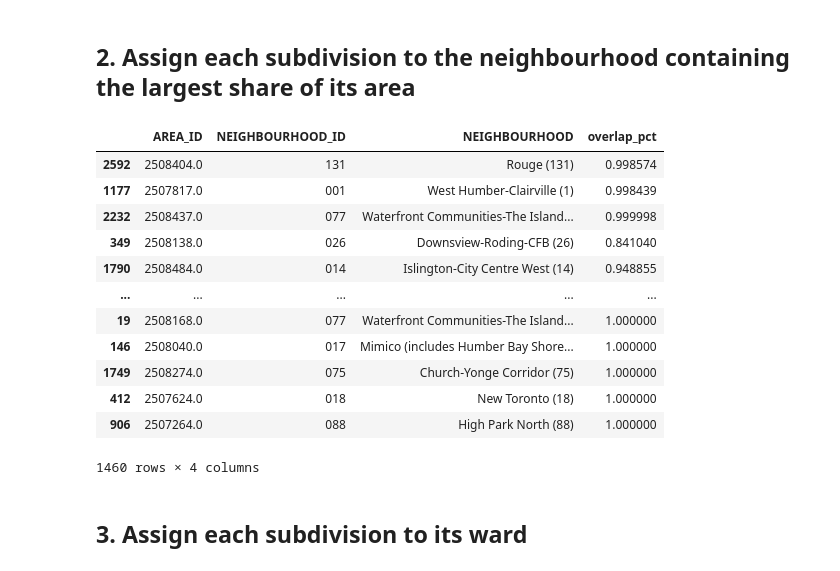
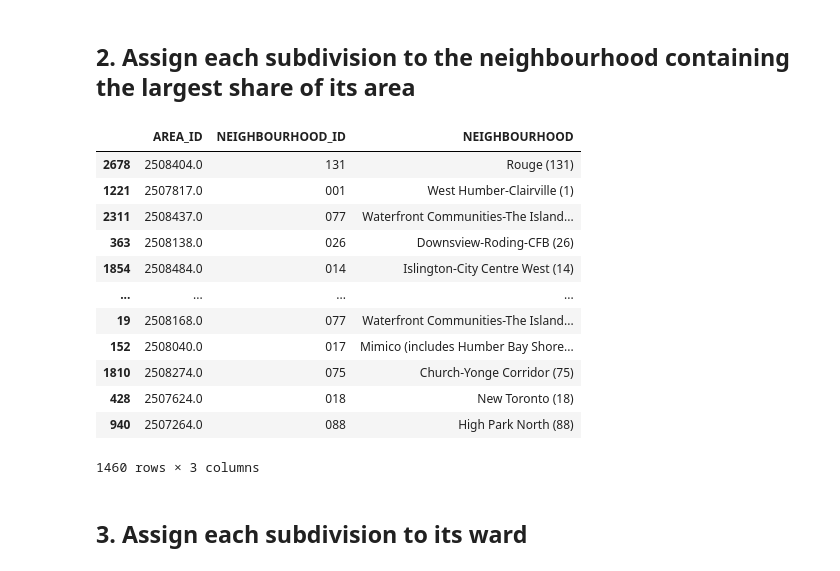
Before and after one commit to epheva/toronto-neighbourhood-correlations, a Jupyter notebook: df_preprocess.ipynb, the cells around one changed output. Cells and saved outputs as stored; diff of their text form; code cells hidden in the pictures.

```diff
--- a/df_preprocess.ipynb
+++ b/df_preprocess.ipynb
@@ -40,58 +41,65 @@ wards = gpd.read_file(
 # %% [markdown]
 ## 2. Assign each subdivision to the neighbourhood containing the largest share of its area
 # %%
-# Calculates the area of each subdivision  in meters (EPSG:26917)
+# Calculates the area of each voting subdivision in squared meters (EPSG:26917)
 
 subdivisions["subdivision_area"] = subdivisions.area
 
+# get neighbourhoods and their geometry
 hoods = neighbourhoods[
     ["AREA_SHORT_CODE", "AREA_NAME", "geometry"]
 ].rename(columns={
     "AREA_SHORT_CODE": "NEIGHBOURHOOD_ID",
     "AREA_NAME": "NEIGHBOURHOOD"
 })
 
-
+# Take subdivision polygons and intersect them with the neighbourhood polygons
+# One subdivision can appear multiple times, with polygons reflect the
+# coordinates of overlap (e.g., 80% Neighbourhood 1, 20% neighbourhood for each AREA_ID
+# (subdivision unique key)
 overlap = gpd.overlay(
     subdivisions[
         ["AREA_ID", "subdivision_area", "geometry"]
     ],
     hoods,
     how="intersection"
 )
 
+# Calculate physical area of each subdivision-neighbourhood intersection (m^2)
 overlap["overlap_area"] = overlap.area
 
-
+# Sort intersections from largest to smallest
+# Keep first AREA_ID (subdivision unique key)
+# We therefore link the voting subdivision to the neighbourhood that it overlaps with the most
 sub_to_hood = (
     overlap
     .sort_values(
         "overlap_area",
         ascending=False
     )
     .drop_duplicates("AREA_ID")
     [[
         "AREA_ID",
         "NEIGHBOURHOOD_ID",
         "NEIGHBOURHOOD"
     ]]
 )
 
-subdivision_neighbourhood
+sub_to_hood
 # %% [output]
-|  | AREA_ID | NEIGHBOURHOOD_ID | NEIGHBOURHOOD | overlap_pct |
-| 2592 | 2508404.0 | 131 | Rouge (131) | 0.998574 |
-| 1177 | 2507817.0 | 001 | West Humber-Clairville (1) | 0.998439 |
-| 2232 | 2508437.0 | 077 | Waterfront Communities-The Island... | 0.999998 |
-| 349 | 2508138.0 | 026 | Downsview-Roding-CFB (26) | 0.841040 |
-| 1790 | 2508484.0 | 014 | Islington-City Centre West (14) | 0.948855 |
-| ... | ... | ... | ... | ... |
-| 19 | 2508168.0 | 077 | Waterfront Communities-The Island... | 1.000000 |
-| 146 | 2508040.0 | 017 | Mimico (includes Humber Bay Shore... | 1.000000 |
-| 1749 | 2508274.0 | 075 | Church-Yonge Corridor (75) | 1.000000 |
-| 412 | 2507624.0 | 018 | New Toronto (18) | 1.000000 |
-| 906 | 2507264.0 | 088 | High Park North (88) | 1.000000 |
+|  | AREA_ID | NEIGHBOURHOOD_ID | NEIGHBOURHOOD |
+| 2678 | 2508404.0 | 131 | Rouge (131) |
+| 1221 | 2507817.0 | 001 | West Humber-Clairville (1) |
+| 2311 | 2508437.0 | 077 | Waterfront Communities-The Island... |
+| 363 | 2508138.0 | 026 | Downsview-Roding-CFB (26) |
+| 1854 | 2508484.0 | 014 | Islington-City Centre West (14) |
+| ... | ... | ... | ... |
+| 19 | 2508168.0 | 077 | Waterfront Communities-The Island... |
+| 152 | 2508040.0 | 017 | Mimico (includes Humber Bay Shore... |
+| 1810 | 2508274.0 | 075 | Church-Yonge Corridor (75) |
+| 428 | 2507624.0 | 018 | New Toronto (18) |
+| 940 | 2507264.0 | 088 | High Park North (88) |
-1460 rows × 4 columns
+1460 rows × 3 columns
 # %% [markdown]
 ## 3. Assign each subdivision to its ward
 # %%
```
Also changed, not shown: parts of 51 cells of this notebook, 4 other files.
